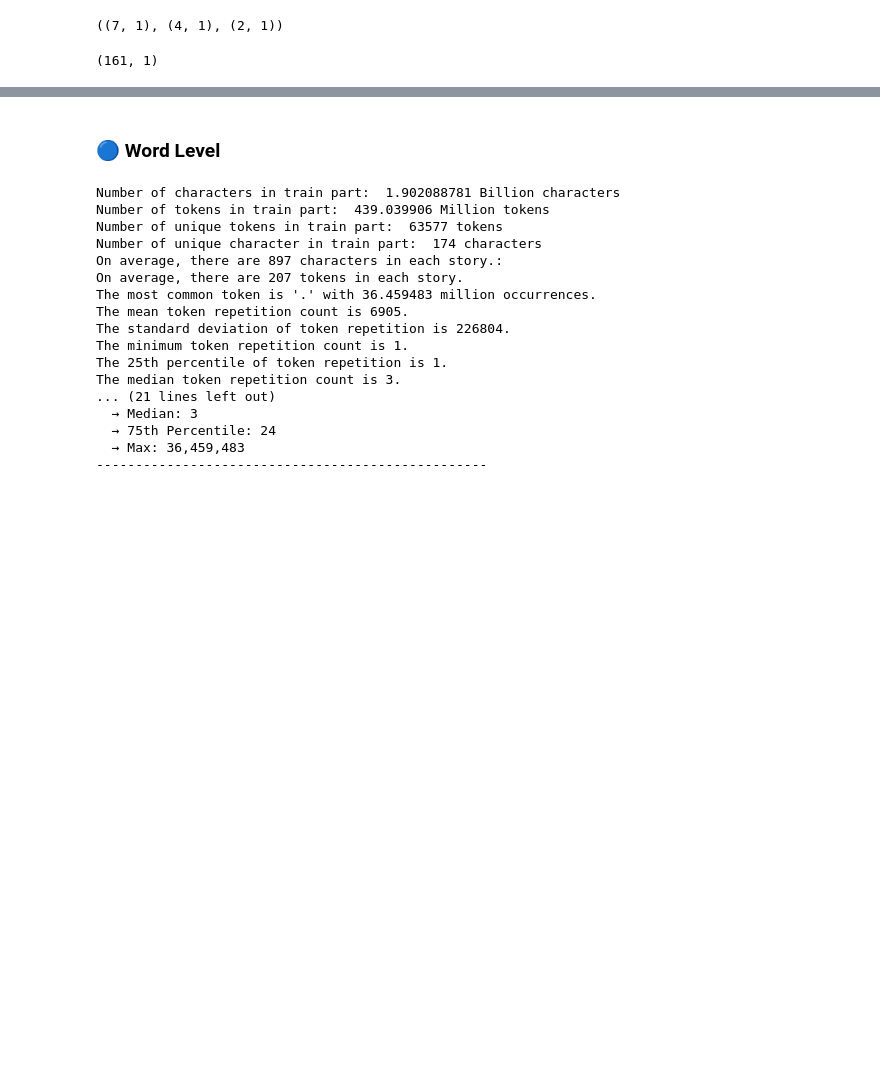
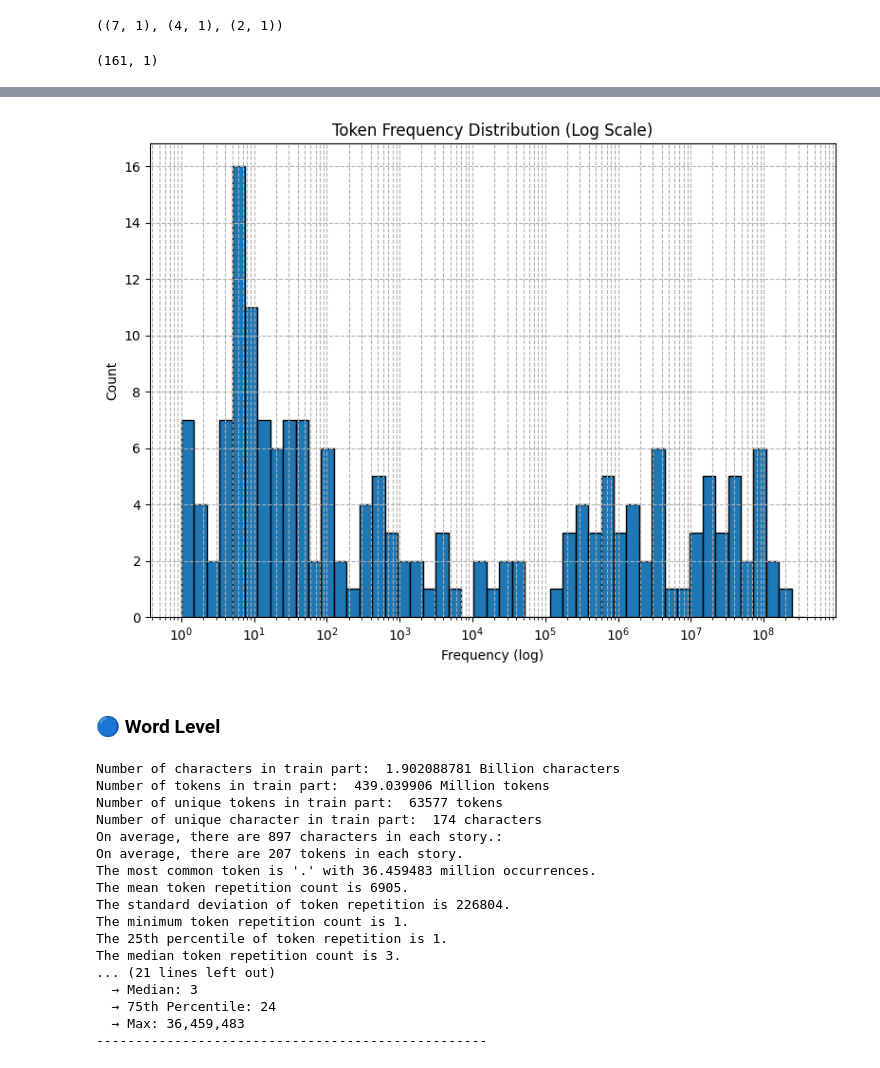
Before and after one commit to ahmadrezabaqerzade/GPT2, a Jupyter notebook: Analyze_dataset.ipynb, the cells around one changed output, grey strips where cells are left out. Drawn from its saved outputs; the diff is of its cells as text; code cells hidden in the pictures; blank space fills up the shorter version.

```diff
--- a/Analyze_dataset.ipynb
+++ b/Analyze_dataset.ipynb
@@ -197,3 +257,31 @@ df_count_ch[df_count_ch['count'] > 3].shape
+# %%
+def gini_coefficient(array):
+    array = np.array(array, dtype=np.float64)
+    if np.any(array < 0):
+        array -= np.amin(array)
+    array += np.finfo(float).eps
+    array = np.sort(array)
+    n = len(array)
+    index = np.arange(1, n+1)
+    return float((np.sum((2 * index - n - 1) * array)) / (n * np.sum(array)))
+
+
+plt.figure(figsize=(8, 6))
+if len(df_count_ch) > 0:
+    bins = np.logspace(np.log10(df_count_ch['count'].min()),
+                     np.log10(df_count_ch['count'].max()),
+                     50)
+    plt.hist(df_count_ch['count'], bins=bins, edgecolor='black')
+    plt.xscale('log')
+    plt.title('Token Frequency Distribution (Log Scale)')
+    plt.xlabel('Frequency (log)')
+    plt.ylabel('Count')
+    plt.grid(True, which="both", ls="--")
+
+plt.tight_layout()
+plt.show()
+# %% [output]
+[figure, added]
 # %% [markdown]
 ### 🔵 **Word Level**
 # %%
```
Also changed, not shown: parts of 14 cells of this notebook.
